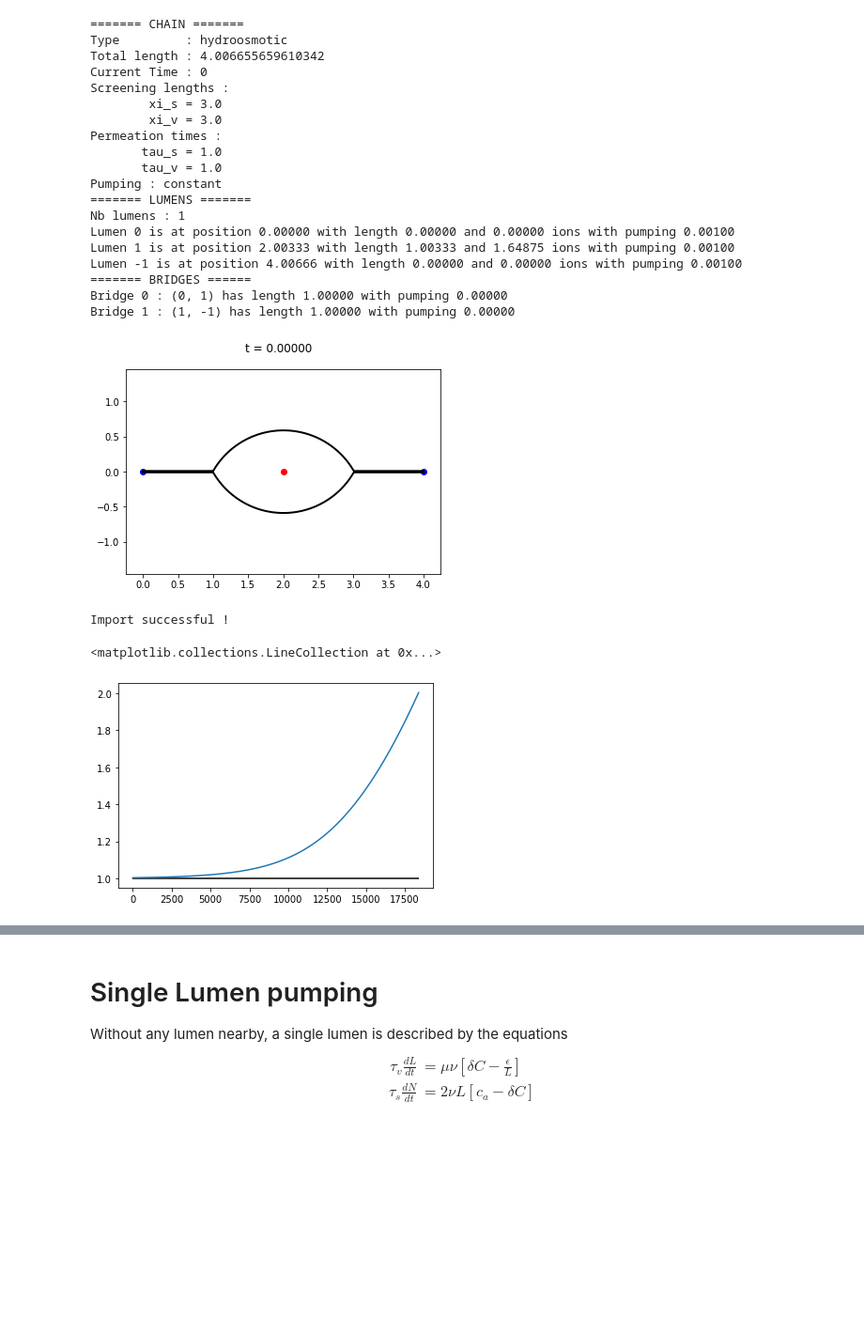
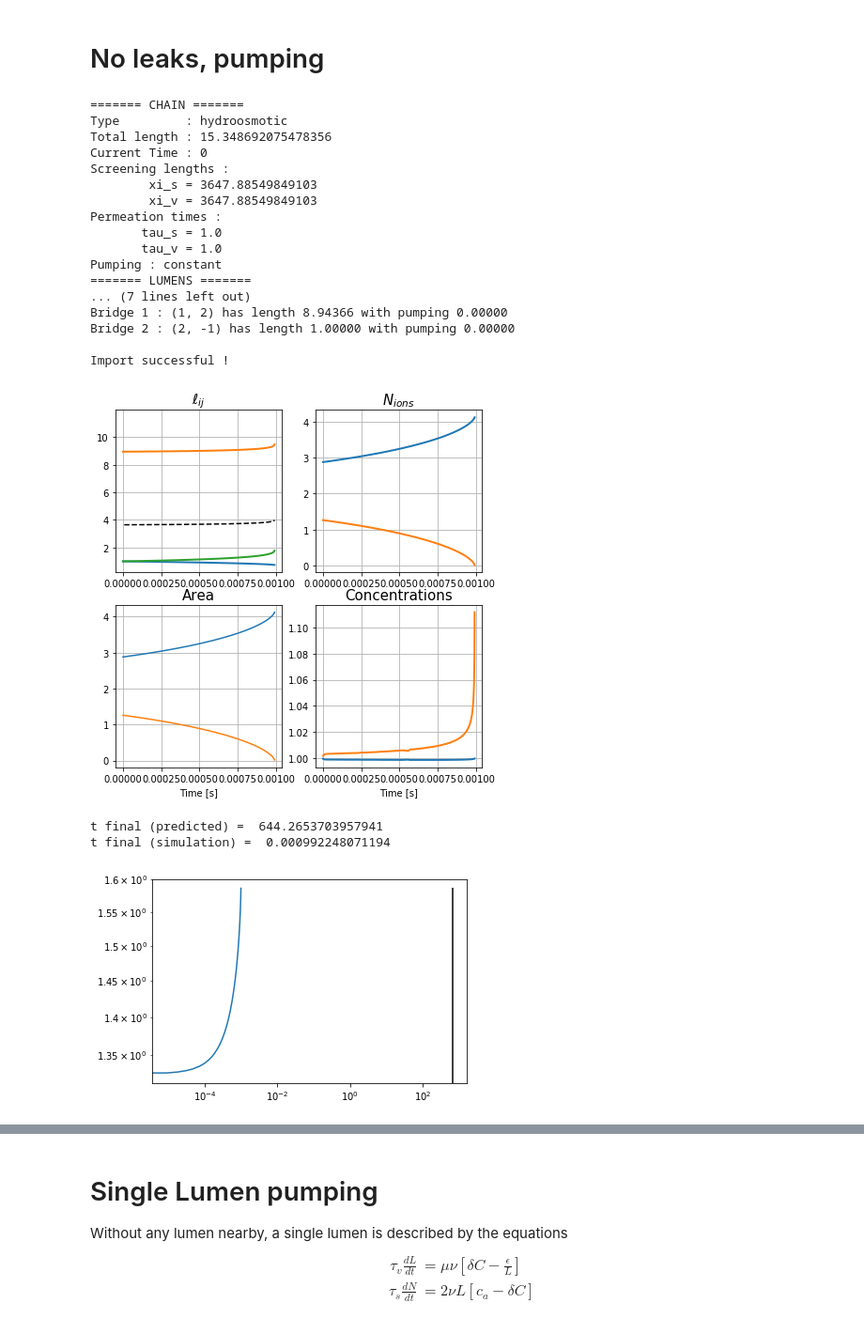
Before and after one commit to VirtualEmbryo/hydroosmotic_chain, a Jupyter notebook: _notebook/single_lumen.ipynb, the cells around one changed output, grey strips where cells are left out. Shown at 94% size. Drawn from its saved outputs; the diff is of its cells as text; code cells hidden in the pictures; blank space fills up the shorter version.

```diff
--- a/_notebook/single_lumen.ipynb
+++ b/_notebook/single_lumen.ipynb
@@ -22,45 +30,54 @@ eps = 1e-3
+# %% [markdown]
+# No leaks, pumping
 # %%
-subdir = 'ca1e-3/run0000'
+subdir = 'leaks_1'
 conf, ch = chain.load_config(os.path.join(main_dir, subdir, 'config.conf'))
 print(ch)
 x = np.linspace(0., ch.total_length, 1001)
-tools.plot_profile(x, ch)
+#tools.plot_profile(x, ch)
 
 ell = tools.load_brfile(os.path.join(main_dir, subdir, 'sim_bridges.dat'))
 
 x_log = 0
 
 if ch.lumen_type == 'hydroosmotic' :
     L, nions, pos = tools.load_file(os.path.join(main_dir, subdir, 'sim_all.dat'), hydroosmotic=True)
-    #tools.plot_evolution(L, nions, ell, x_logscale=x_log)
+    tools.plot_evolution(L, nions, ell, x_logscale=x_log)
 else :
     L, pos = tools.load_file(os.path.join(main_dir, subdir, 'sim_all.dat'), hydroosmotic=False)
-    #tools.plot_evolution_hydraulic(L, ell, x_logscale=x_log)
+    tools.plot_evolution_hydraulic(L, ell, x_logscale=x_log)
 # %% [output]
 ======= CHAIN =======
 Type         : hydroosmotic
-Total length : 4.006655659610342
+Total length : 15.348692075478356
 Current Time : 0
 Screening lengths :
-        xi_s = 3.0
-        xi_v = 3.0
+        xi_s = 3647.88549849103
+        xi_v = 3647.88549849103
 Permeation times :
        tau_s = 1.0
        tau_v = 1.0
 Pumping : constant
 ======= LUMENS =======
-Nb lumens : 1
-Lumen 0 is at position 0.00000 with length 0.00000 and 0.00000 ions with pumping 0.00100
-Lumen 1 is at position 2.00333 with length 1.00333 and 1.64875 ions with pumping 0.00100
-Lumen -1 is at position 4.00666 with length 0.00000 and 0.00000 ions with pumping 0.00100
-======= BRIDGES ======
-Bridge 0 : (0, 1) has length 1.00000 with pumping 0.00000
-Bridge 1 : (1, -1) has length 1.00000 with pumping 0.00000
+... (7 lines left out)
+Bridge 1 : (1, 2) has length 8.94366 with pumping 0.00000
+Bridge 2 : (2, -1) has length 1.00000 with pumping 0.00000
+
+Import successful !
-[figure, old version]
+[figure, new version]
-Import successful !
-# %%
-plt.plot(L[:, 0], L[:, 1])
-plt.hlines(ch.lumens_dict[1].eps/ch.lumens_dict[1].ca, xmin=0, xmax = np.max(L[:, 0]))
-# %% [output]
-<matplotlib.collections.LineCollection at 0x...>
-[figure, removed]
+# %%
+t_final_pred = calc_t_final(ch.lumens_dict[1].length, ch.tauv)
+print('t final (predicted) = ', str(t_final_pred))
+t_final_sim = np.max(L[:, 0])
+print('t final (simulation) = ', str(t_final_sim))
+
+
+plt.xscale('log')
+plt.yscale('log')
+plt.plot(L[:, 0], L[:, 1])
+plt.vlines(x=t_final_pred, ymin=0., ymax = np.max(L[:, 1]))
+plt.show()
+# %% [output]
+t final (predicted) =  644.2653703957941
+t final (simulation) =  0.000992248071194
+[figure, added]
```
Also changed, not shown: parts of 21 cells of this notebook, 23 other files.
